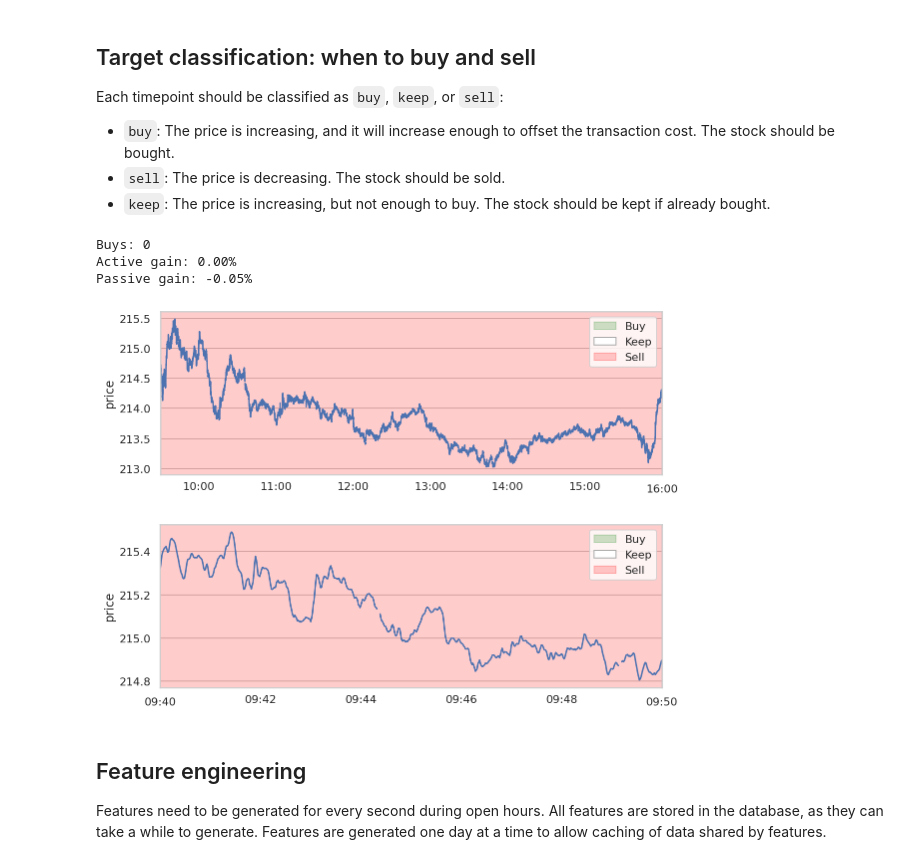
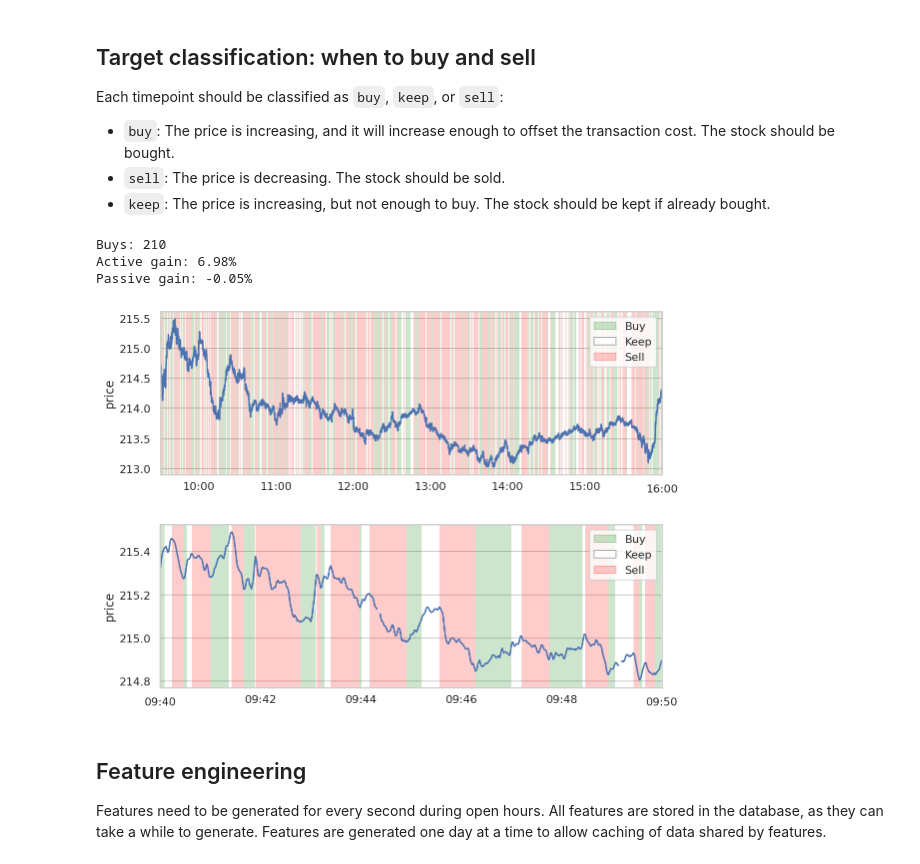
Before and after one commit to dwitvliet/project-stock-trading, a Jupyter notebook: stock_prediction.ipynb, the cells around one changed output. Drawn from its saved outputs; the diff is of its cells as text; code cells hidden in the pictures.

```diff
--- a/stock_prediction.ipynb
+++ b/stock_prediction.ipynb
@@ -175,40 +177,39 @@ ticker = 'MSFT'
 date = datetime.date(2020, 12, 7)
 
 # How many period into the past should the current price be smoothed by to
 # reduce low-level noise? More smoothing is less risky.
-periods_to_smooth_by = 3
+periods_to_smooth_price = 3
 
 # How much, in dollars, does a stock have to gain while its held for the
 # transaction to be profitable. A higher estimate is less risky.
 gain_threshold = 0.05
-
 
 # Get price aggregates per second.
 price = data.get_bars(
     ticker, date, agg='weighted_mean', smooth_periods=periods_to_smooth_price
 ).rename('price').to_frame()
 
 # Label long ups as buy, and long downs as sell.
-price['prediction'] = feature.target.label_buy_or_sell(
+price['prediction'] = target.label_buy_or_sell(
     ticker, date, {'periods_to_smooth_by': periods_to_smooth_by, 'gain_threshold': gain_threshold}
 )
 
 # Check hypothetical gains.
 profits = target.profits(
     price['price'], price['prediction'], buy_cost=gain_threshold
 )
 print(f'Buys: {profits["total_buys"]}')
 print(f'Active gain: {profits["active_gain"]*100:.2f}%')
 print(f'Passive gain: {profits["passive_gain"]*100:.2f}%')
 
 target.plot_timeseries(price, 'price')
 target.plot_timeseries(price.between_time('9:40', '9:50'), 'price')
 # %% [output]
-Buys: 0
-Active gain: 0.00%
+Buys: 210
+Active gain: 6.98%
 Passive gain: -0.05%
-[figure, old version]
+[figure, new version]
-[figure, old version]
+[figure, new version]
 # %% [markdown]
 ## Feature engineering
 
```
Also changed, not shown: parts of 13 cells of this notebook.
